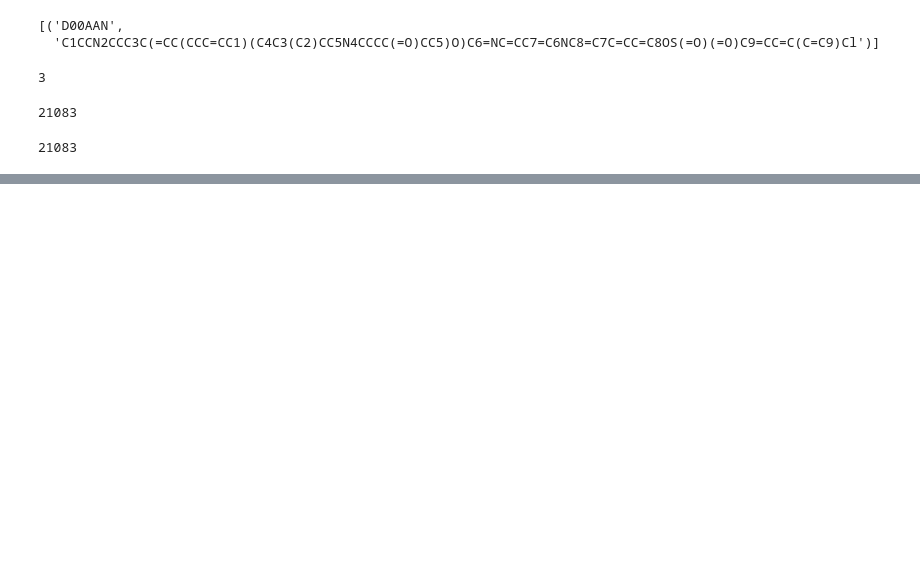
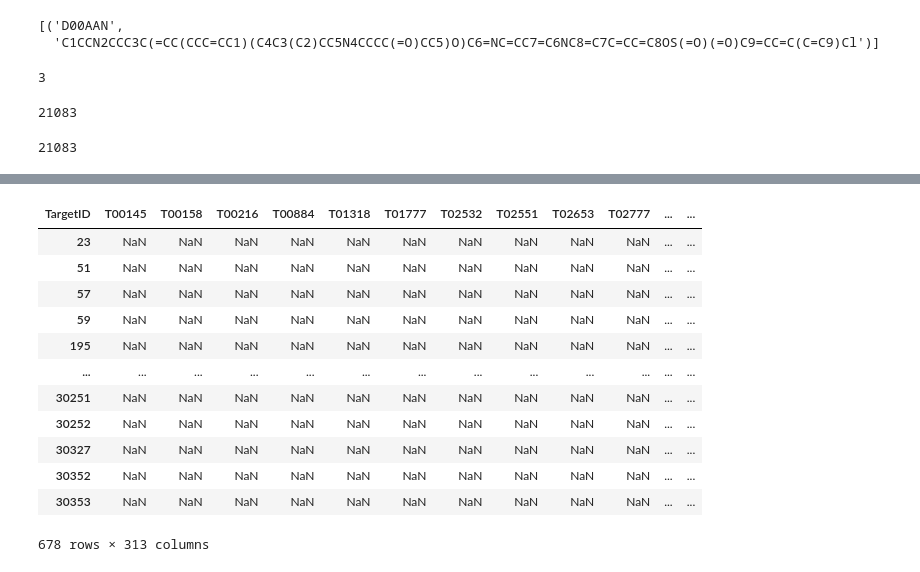
Before and after one commit to marcustan-94/ddi, a Jupyter notebook: notebooks/ys_feat_aug_txt.ipynb, the cells around one changed output, grey strips where cells are left out. Drawn from its saved outputs; the diff is of its cells as text; code cells hidden in the pictures; blank space fills up the shorter version.

```diff
--- a/notebooks/ys_feat_aug_txt.ipynb
+++ b/notebooks/ys_feat_aug_txt.ipynb
@@ -82,0 +180,6 @@ id_df.head()
+# %%
+drug_unique = np.concatenate((drug1_unique, drug2_unique))
+# %%
+drug_unique = sorted(set(drug_unique))
+# %%
+drug_df2 = drug_df[drug_df['DRUGSMIL'].isin(drug_unique)]
@@ -82,0 +214,2 @@ id_df.head()
+# %%
+drug_df3 = drug_df2.pivot(columns=['TargetID'], values = 'MOA')
@@ -82,0 +220,16 @@ id_df.head()
+# %%
+drug_df3
+# %% [output]
+| TargetID | T00145 | T00158 | T00216 | T00884 | T01318 | T01777 | T02532 | T02551 | T02653 | T02777 | ... | ... |
+| 23 | NaN | NaN | NaN | NaN | NaN | NaN | NaN | NaN | NaN | NaN | ... | ... |
+| 51 | NaN | NaN | NaN | NaN | NaN | NaN | NaN | NaN | NaN | NaN | ... | ... |
+| 57 | NaN | NaN | NaN | NaN | NaN | NaN | NaN | NaN | NaN | NaN | ... | ... |
+| 59 | NaN | NaN | NaN | NaN | NaN | NaN | NaN | NaN | NaN | NaN | ... | ... |
+| 195 | NaN | NaN | NaN | NaN | NaN | NaN | NaN | NaN | NaN | NaN | ... | ... |
+| ... | ... | ... | ... | ... | ... | ... | ... | ... | ... | ... | ... | ... |
+| 30251 | NaN | NaN | NaN | NaN | NaN | NaN | NaN | NaN | NaN | NaN | ... | ... |
+| 30252 | NaN | NaN | NaN | NaN | NaN | NaN | NaN | NaN | NaN | NaN | ... | ... |
+| 30327 | NaN | NaN | NaN | NaN | NaN | NaN | NaN | NaN | NaN | NaN | ... | ... |
+| 30352 | NaN | NaN | NaN | NaN | NaN | NaN | NaN | NaN | NaN | NaN | ... | ... |
+| 30353 | NaN | NaN | NaN | NaN | NaN | NaN | NaN | NaN | NaN | NaN | ... | ... |
+678 rows × 313 columns
```
Also changed, not shown: parts of 41 cells of this notebook, 3 other files.
